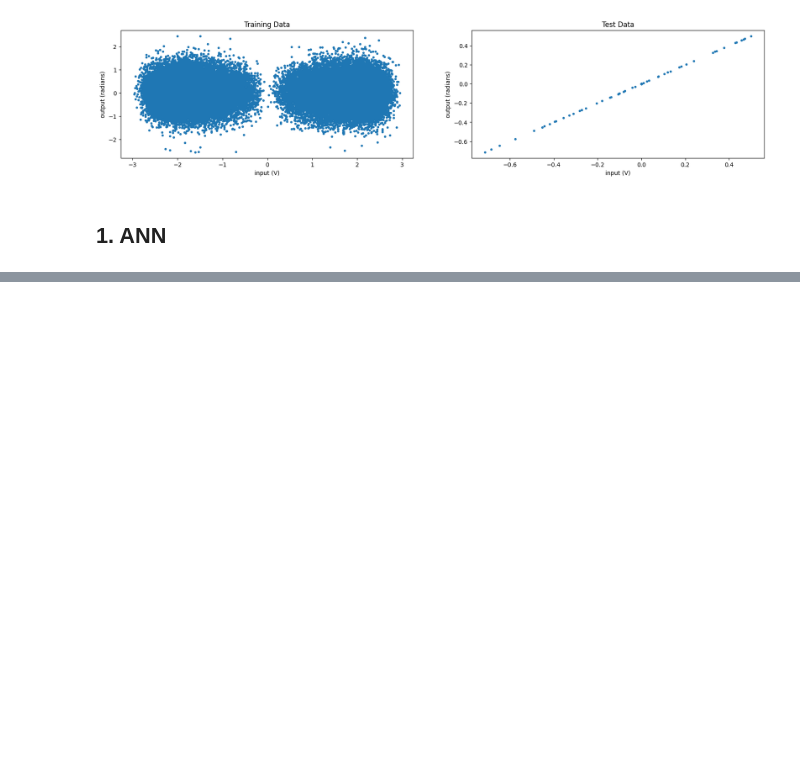
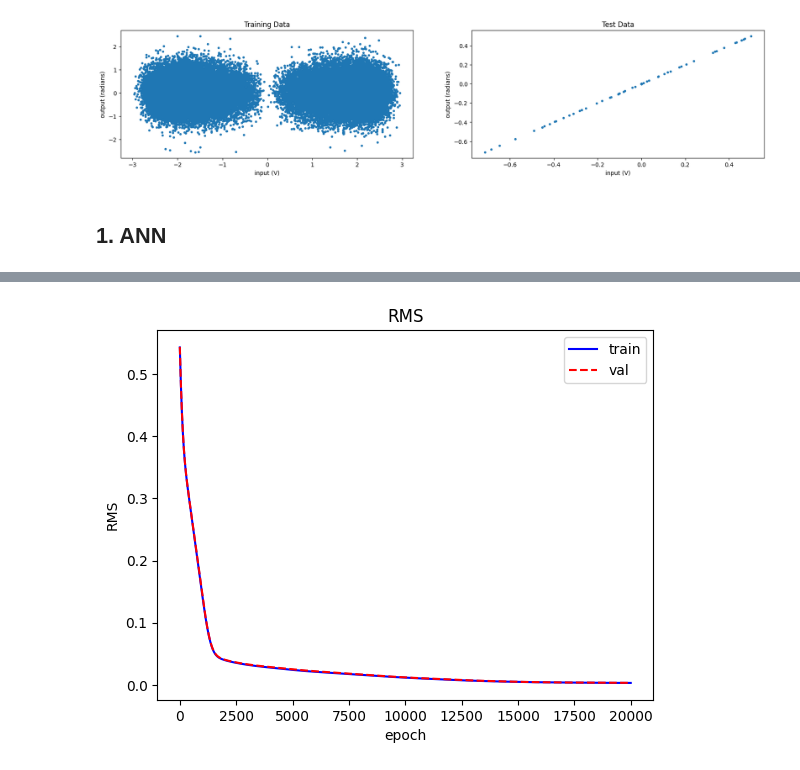
Before and after one commit to Yuanmou1212/gym-unbalanced-disk, a Jupyter notebook: ANN_ml4sc.ipynb, the cells around one changed output, grey strips where cells are left out. Cells and saved outputs as stored; diff of their text form; code cells hidden in the pictures; blank space fills up the shorter version.

```diff
--- a/ANN_ml4sc.ipynb
+++ b/ANN_ml4sc.ipynb
@@ -83 +243,4 @@ def train(model,optimizer,criterion,epochs,Xtrain,Ytrain,Xval,Yval):
+# %%
+na=5
+nb=5
 # %%
@@ -126,0 +254,7 @@ plt.show()
+# %%
+data = {
+    "Xtrain": Xtrain,
+    "Xval": Xval,
+    "Ytrain": Ytrain,
+    "Yval": Yval
+}
@@ -126,0 +318,19 @@ plt.show()
+# %%
+train_RMS = []
+val_RMS = []
+painted = 'RMS'
+for i in range(1,train_resluts['epoch'].max()):
+    train_RMS.append(train_resluts[train_resluts['epoch']==i][painted].mean(0))
+    val_RMS.append(validation_results[validation_results['epoch']==i][painted].mean(0))
+
+plt.plot(train_RMS,'b-')
+plt.plot(val_RMS,'r--')
+
+plt.title(painted)
+plt.ylabel(painted)
+plt.xlabel('epoch')
+plt.legend(['train', 'val'])
+pic_name = f"Train_Validation_RMS.png"
+plt.savefig((p_model/pic_name))
+# %% [output]
+[figure, added]
```
Also changed, not shown: parts of 11 cells of this notebook.
